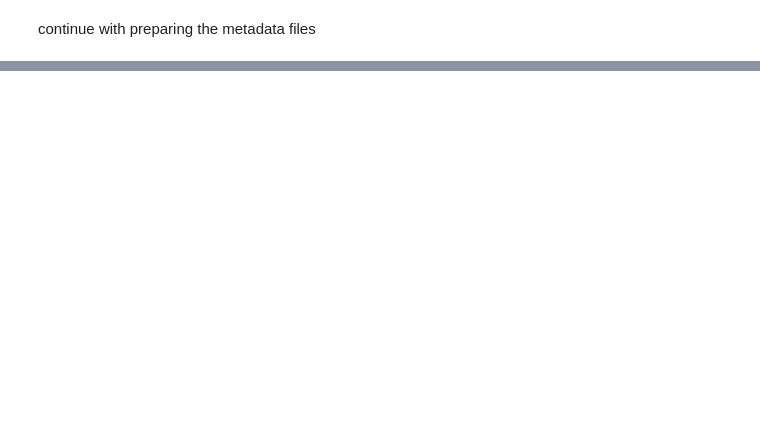
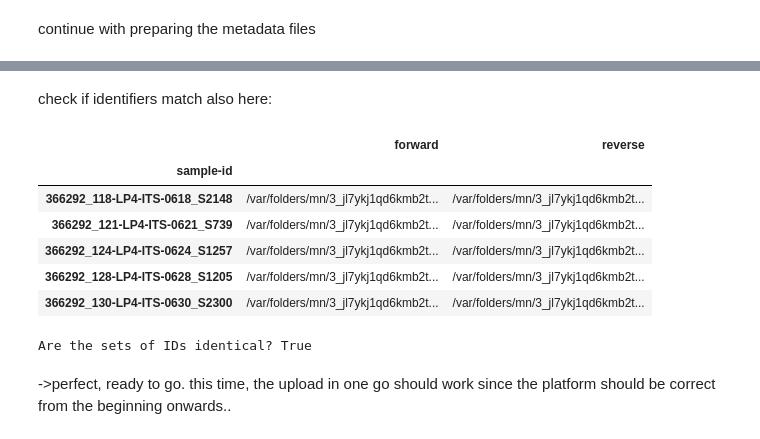
Before and after one commit to anninameyer/shipped-and-shifted, a Jupyter notebook: preprocessing-amplicons/20250727_LP4_shipping_ENA_upload.ipynb, the cells around one changed output, grey strips where cells are left out. Saved outputs shown, nothing was run; the diff lists cells and outputs as text; code cells hidden in the pictures; blank space fills up the shorter version.

```diff
--- a/preprocessing-amplicons/20250727_LP4_shipping_ENA_upload.ipynb
+++ b/preprocessing-amplicons/20250727_LP4_shipping_ENA_upload.ipynb
@@ -215,0 +411,18 @@ continue with preparing the metadata files
+# %% [markdown]
+check if identifiers match also here:
+# %%
+# Load your demux.qza file
+demux = qiime2.Artifact.load('ITS-demux-shipping-only.qza')
+# View as the directory format
+demux_dir = demux.view(SingleLanePerSamplePairedEndFastqDirFmt)
+# %%
+demux_df = demux_dir.manifest.view(pd.DataFrame)
+demux_df.head()
+# %% [output]
+|  | forward | reverse |
+| sample-id |  |  |
+| 366292_118-LP4-ITS-0618_S2148 | /var/folders/mn/3_jl7ykj1qd6kmb2t... | /var/folders/mn/3_jl7ykj1qd6kmb2t... |
+| 366292_121-LP4-ITS-0621_S739 | /var/folders/mn/3_jl7ykj1qd6kmb2t... | /var/folders/mn/3_jl7ykj1qd6kmb2t... |
+| 366292_124-LP4-ITS-0624_S1257 | /var/folders/mn/3_jl7ykj1qd6kmb2t... | /var/folders/mn/3_jl7ykj1qd6kmb2t... |
+| 366292_128-LP4-ITS-0628_S1205 | /var/folders/mn/3_jl7ykj1qd6kmb2t... | /var/folders/mn/3_jl7ykj1qd6kmb2t... |
+| 366292_130-LP4-ITS-0630_S2300 | /var/folders/mn/3_jl7ykj1qd6kmb2t... | /var/folders/mn/3_jl7ykj1qd6kmb2t... |
@@ -215,0 +433,7 @@ continue with preparing the metadata files
+# %%
+are_ids_identical = (fastq_ids_set == set(md['alias']))
+print(f"\nAre the sets of IDs identical? {are_ids_identical}")
+# %% [output]
+Are the sets of IDs identical? True
+# %% [markdown]
+->perfect, ready to go.  this time, the upload in one go should work since the platform should be correct from the beginning onwards..
```
Also changed, not shown: parts of 40 cells of this notebook.
